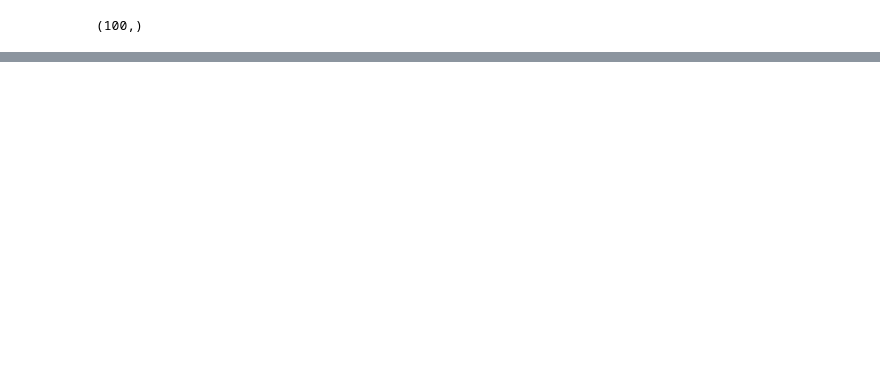
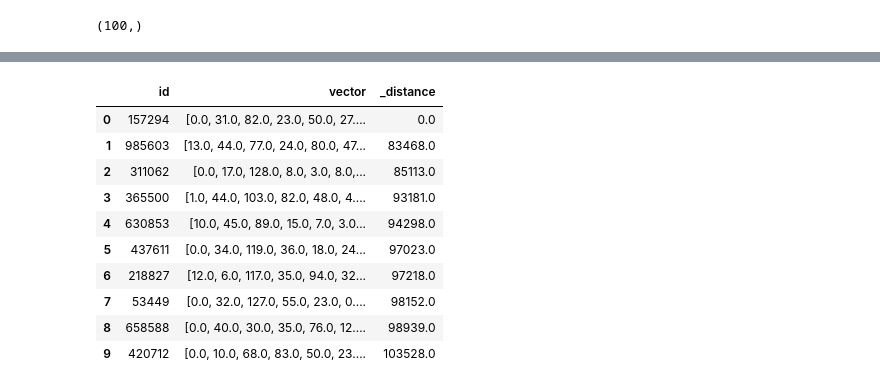
Before and after one commit to liuxiaohu0511/lance-demo, a Jupyter notebook: lance-quickstart.ipynb, the cells around one changed output, grey strips where cells are left out. Drawn from its saved outputs; the diff is of its cells as text; code cells hidden in the pictures; blank space fills up the shorter version.

```diff
--- a/lance-quickstart.ipynb
+++ b/lance-quickstart.ipynb
@@ -252,0 +296,15 @@ Time(sec): 0.618798017501831
+# %%
+# 这里我们再通过索引执行上面的操作
+sift1m = lance.dataset(uri)
+
+import time
+
+tot = 0
+for q in samples:
+    start = time.time()
+    tbl = sift1m.to_table(nearest={"column": "vector", "q": q, "k": 10})
+    end = time.time()
+    tot += (end - start)
+
+print(f"Avg(sec): {tot / len(samples)}")
+print(tbl.to_pandas())
@@ -252,0 +331,21 @@ Time(sec): 0.618798017501831
+# %%
+%%time
+
+sift1m.to_table(
+    nearest={
+        "column": "vector",
+        "q": samples[0],
+        "k": 10,
+        "nprobes": 10,
+        "refine_factor": 5,
+    }
+).to_pandas()
+
+# 参数解释：
+# - q => 样本向量
+# - k => 返回多少个邻居
+# - nprobes => 探测多少个分区（在粗量化器中）
+# - refine_factor => 控制“重新排序”。
+# 如果 k=10 且 refine_factor=5，则通过 ANN 检索 50 个最近邻居
+# 并使用实际距离重新排序，然后返回前 10 个。这可以在不牺牲太多性能的情况下提高召回率。
+# %% [output]
@@ -252,0 +354,11 @@ Time(sec): 0.618798017501831
+|  | id | vector | _distance |
+| 0 | 157294 | [0.0, 31.0, 82.0, 23.0, 50.0, 27.... | 0.0 |
+| 1 | 985603 | [13.0, 44.0, 77.0, 24.0, 80.0, 47... | 83468.0 |
+| 2 | 311062 | [0.0, 17.0, 128.0, 8.0, 3.0, 8.0,... | 85113.0 |
+| 3 | 365500 | [1.0, 44.0, 103.0, 82.0, 48.0, 4.... | 93181.0 |
+| 4 | 630853 | [10.0, 45.0, 89.0, 15.0, 7.0, 3.0... | 94298.0 |
+| 5 | 437611 | [0.0, 34.0, 119.0, 36.0, 18.0, 24... | 97023.0 |
+| 6 | 218827 | [12.0, 6.0, 117.0, 35.0, 94.0, 32... | 97218.0 |
+| 7 | 53449 | [0.0, 32.0, 127.0, 55.0, 23.0, 0.... | 98152.0 |
+| 8 | 658588 | [0.0, 40.0, 30.0, 35.0, 76.0, 12.... | 98939.0 |
+| 9 | 420712 | [0.0, 10.0, 68.0, 83.0, 50.0, 23.... | 103528.0 |
```
Also changed, not shown: parts of 17 cells of this notebook.
